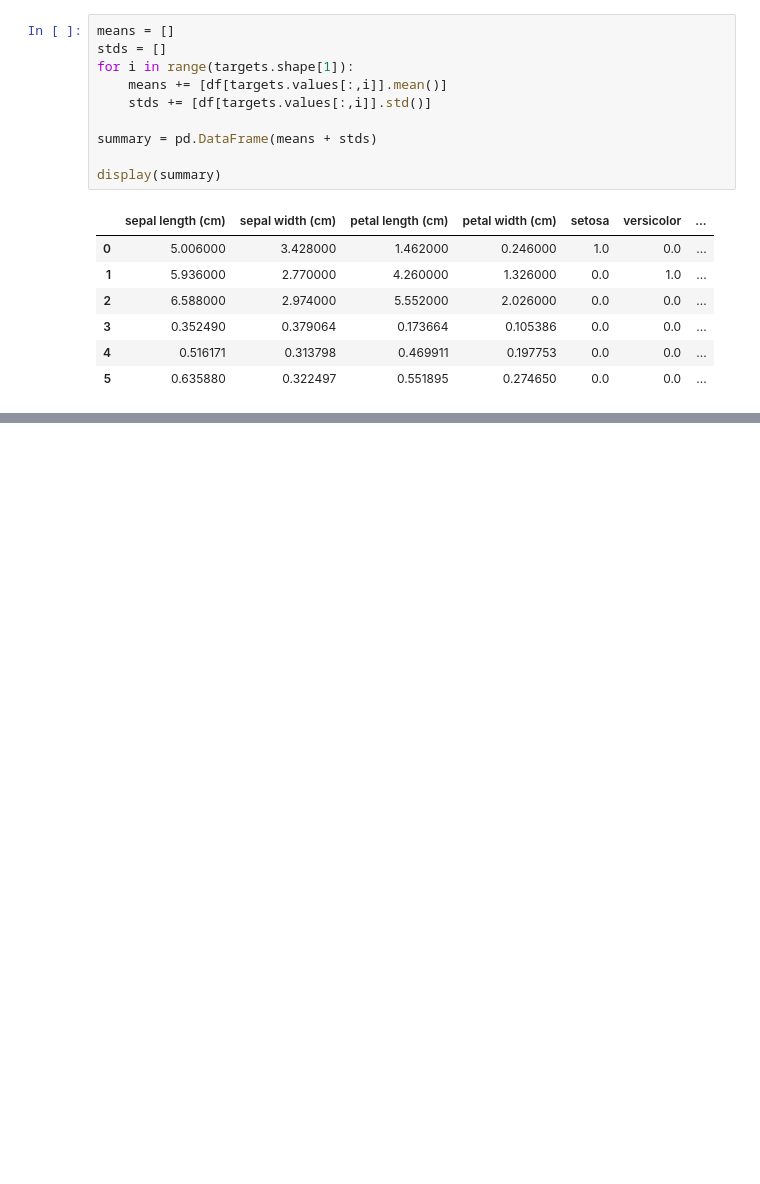
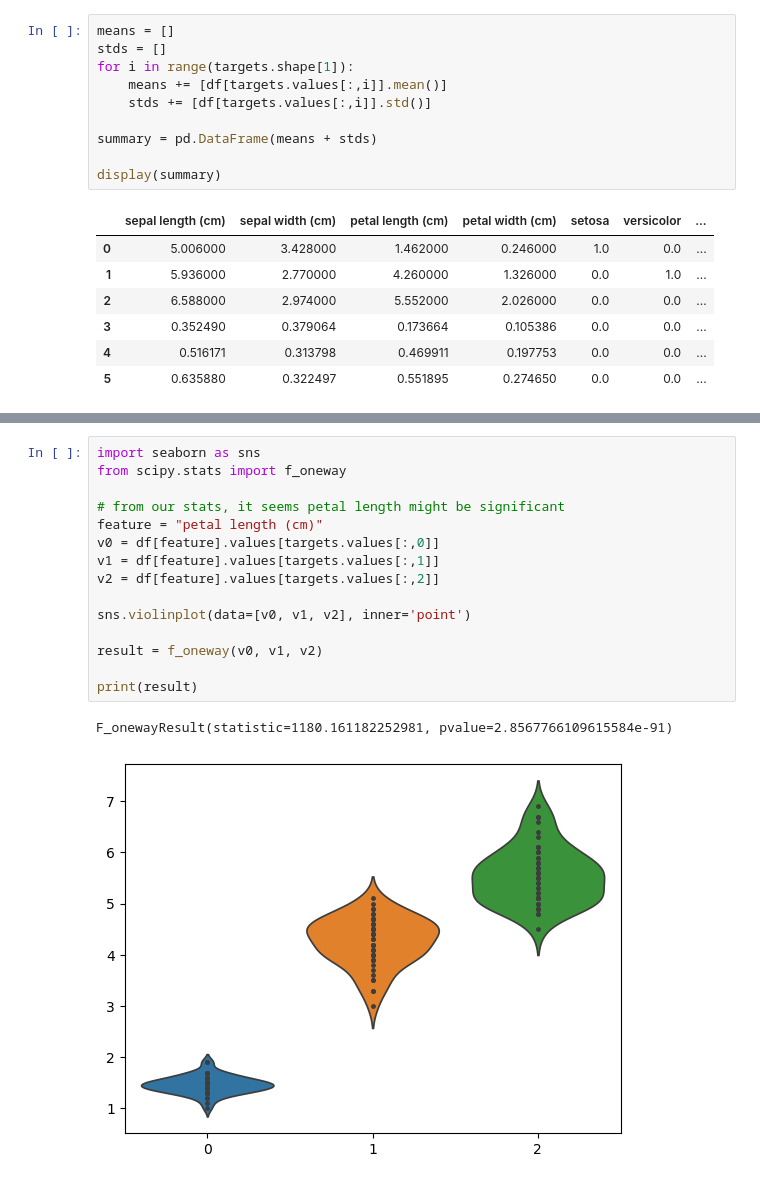
Before and after one commit to TheDeanLab/Intro-to-Python, a Jupyter notebook: activities/activity_python-scientific-computing.ipynb, the cells around one changed output, grey strips where cells are left out. Saved outputs shown, nothing was run; the diff lists cells and outputs as text; blank space fills up the shorter version.

```diff
--- a/activities/activity_python-scientific-computing.ipynb
+++ b/activities/activity_python-scientific-computing.ipynb
@@ -53,0 +58,18 @@ display(summary)
+# %%
+import seaborn as sns
+from scipy.stats import f_oneway
+
+# from our stats, it seems petal length might be significant
+feature = "petal length (cm)"
+v0 = df[feature].values[targets.values[:,0]]
+v1 = df[feature].values[targets.values[:,1]]
+v2 = df[feature].values[targets.values[:,2]]
+
+sns.violinplot(data=[v0, v1, v2], inner='point')
+
+result = f_oneway(v0, v1, v2)
+
+print(result)
+# %% [output]
+F_onewayResult(statistic=1180.161182252981, pvalue=2.8567766109615584e-91)
+[figure, added]
```
Also changed, not shown: parts of 7 cells of this notebook, 1 other file.
